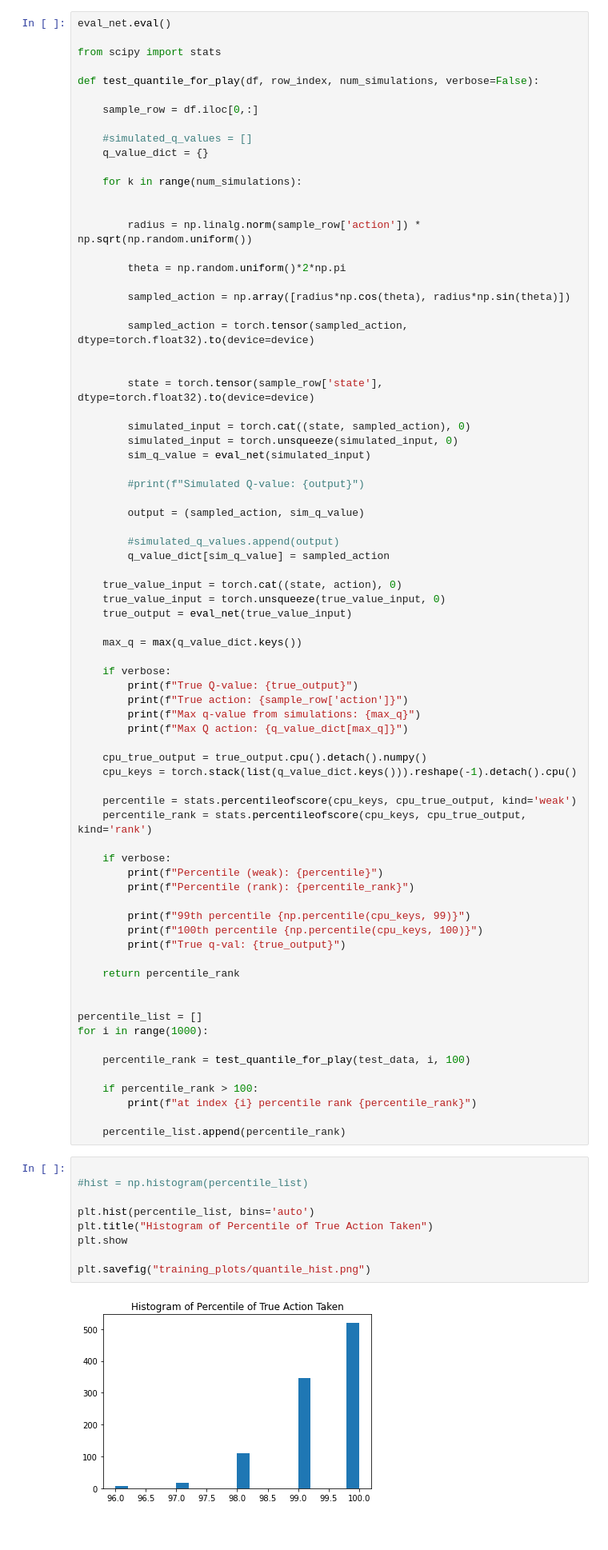
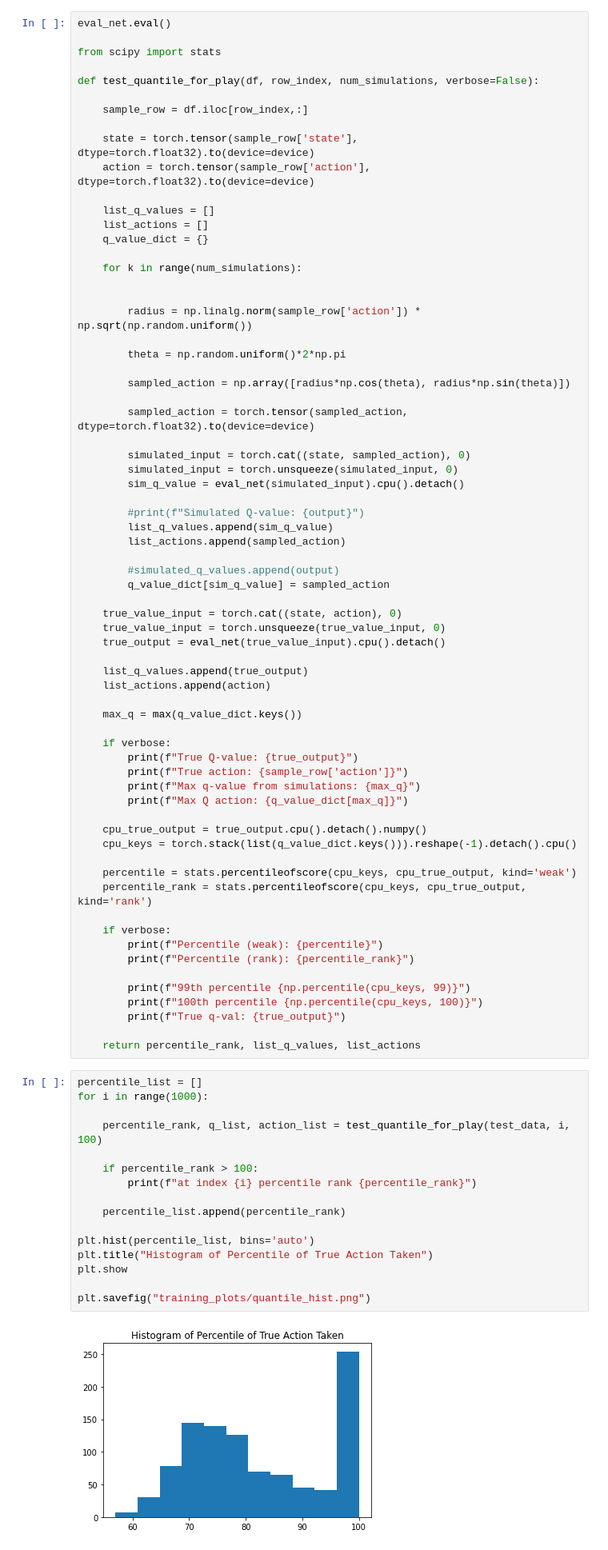
Before and after one commit to scottmaran/big_data_bowl, a Jupyter notebook: qlearning_model.ipynb, the cells around one changed output. Shown at 80% size. Saved outputs shown, nothing was run; the diff lists cells and outputs as text.

```diff
--- a/qlearning_model.ipynb
+++ b/qlearning_model.ipynb
@@ -416,9 +415,13 @@ from scipy import stats
 
 def test_quantile_for_play(df, row_index, num_simulations, verbose=False):
 
-    sample_row = df.iloc[0,:]
+    sample_row = df.iloc[row_index,:]
 
-    #simulated_q_values = []
+    state = torch.tensor(sample_row['state'], dtype=torch.float32).to(device=device)
+    action = torch.tensor(sample_row['action'], dtype=torch.float32).to(device=device)
+
+    list_q_values = []
+    list_actions = []
     q_value_dict = {}
 
     for k in range(num_simulations):
@@ -432,23 +435,23 @@ def test_quantile_for_play(df, row_index, num_simulations, verbose=False):
 
         sampled_action = torch.tensor(sampled_action, dtype=torch.float32).to(device=device)
 
-
-        state = torch.tensor(sample_row['state'], dtype=torch.float32).to(device=device)
-
         simulated_input = torch.cat((state, sampled_action), 0)
         simulated_input = torch.unsqueeze(simulated_input, 0)
-        sim_q_value = eval_net(simulated_input)
+        sim_q_value = eval_net(simulated_input).cpu().detach()
 
         #print(f"Simulated Q-value: {output}")
-
-        output = (sampled_action, sim_q_value)
+        list_q_values.append(sim_q_value)
+        list_actions.append(sampled_action)
 
         #simulated_q_values.append(output)
         q_value_dict[sim_q_value] = sampled_action
 
     true_value_input = torch.cat((state, action), 0)
     true_value_input = torch.unsqueeze(true_value_input, 0)
-    true_output = eval_net(true_value_input)
+    true_output = eval_net(true_value_input).cpu().detach()
+
+    list_q_values.append(true_output)
+    list_actions.append(action)
 
     max_q = max(q_value_dict.keys())
 
@@ -472,26 +475,22 @@ def test_quantile_for_play(df, row_index, num_simulations, verbose=False):
         print(f"100th percentile {np.percentile(cpu_keys, 100)}")
         print(f"True q-val: {true_output}")
 
-    return percentile_rank
-
-
-percentile_list = []
-for i in range(1000):
-
-    percentile_rank = test_quantile_for_play(test_data, i, 100)
-
-    if percentile_rank > 100:
-        print(f"at index {i} percentile rank {percentile_rank}")
-
-    percentile_list.append(percentile_rank)
+    return percentile_rank, list_q_values, list_actions
 # %%
+percentile_list = []
+for i in range(1000):
 
-#hist = np.histogram(percentile_list)
+    percentile_rank, q_list, action_list = test_quantile_for_play(test_data, i, 100)
+
+    if percentile_rank > 100:
+        print(f"at index {i} percentile rank {percentile_rank}")
+
+    percentile_list.append(percentile_rank)
 
 plt.hist(percentile_list, bins='auto')
 plt.title("Histogram of Percentile of True Action Taken")
 plt.show
 
 plt.savefig("training_plots/quantile_hist.png")
 # %% [output]
-[figure, old version]
+[figure, new version]
```
Also changed, not shown: parts of 5 cells of this notebook, 13 other files.
